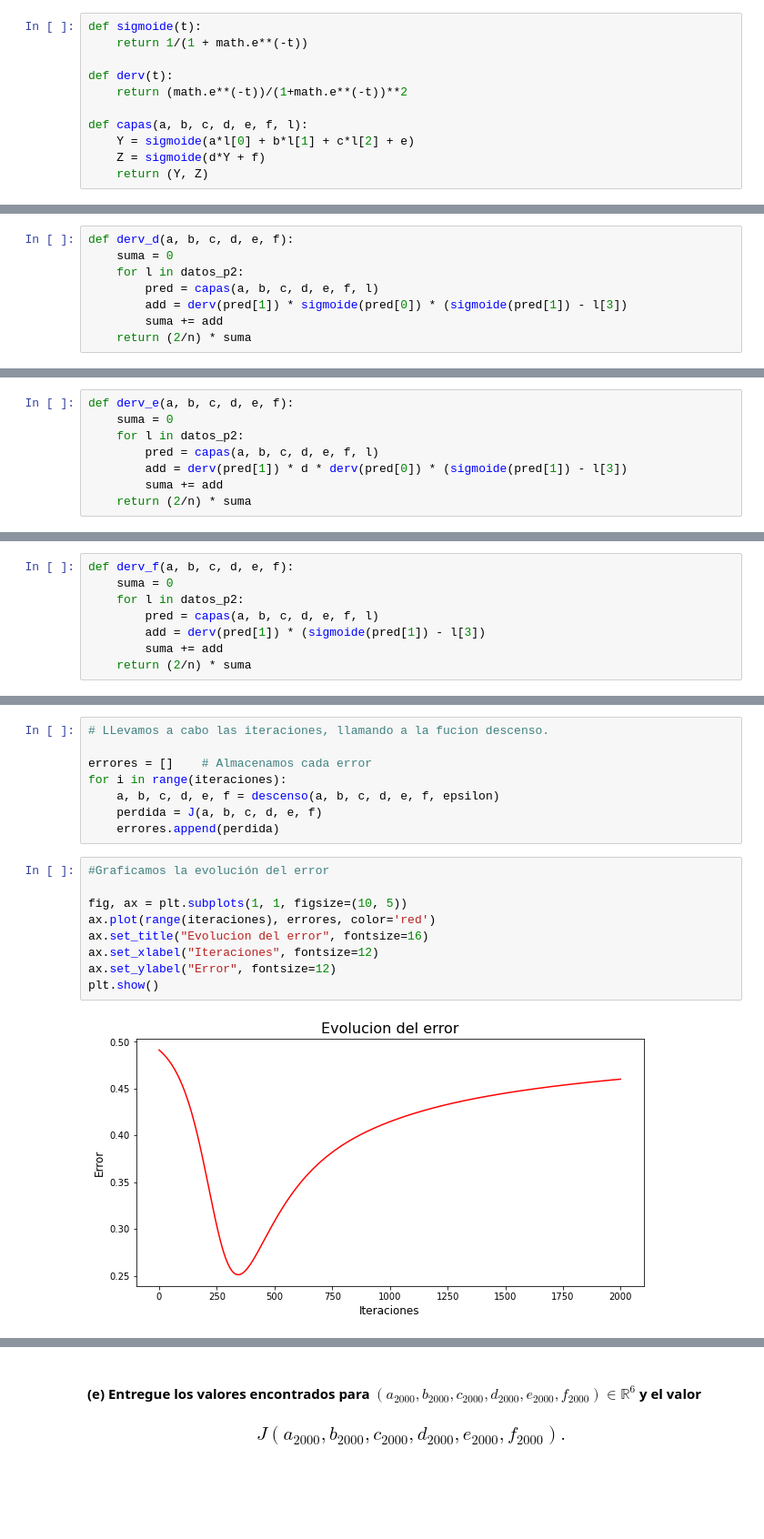
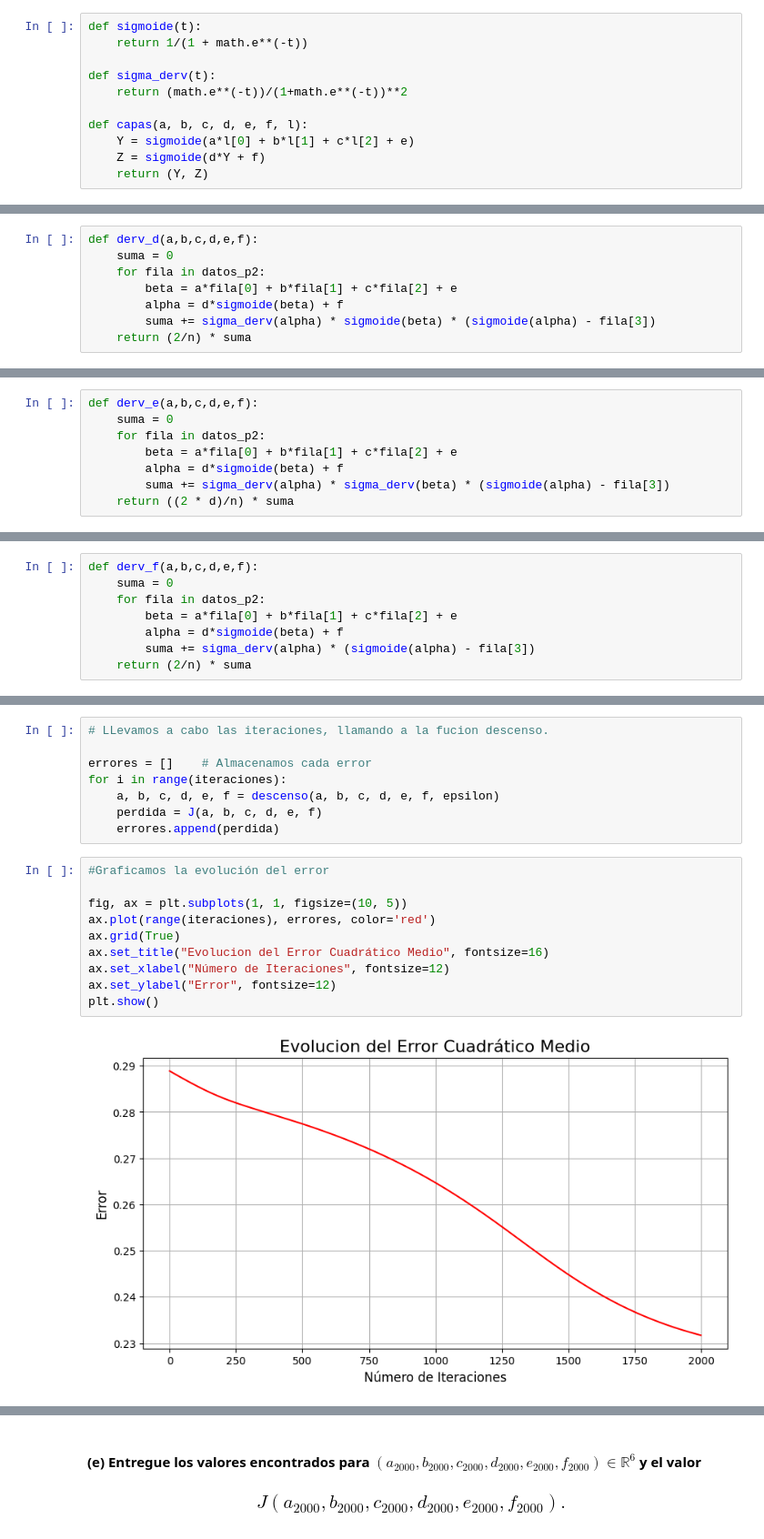
Before and after one commit to MatiasAPineda/Tarea-1-IMT2220-1, a Jupyter notebook: Tarea1_IMT2220_Grupo2.ipynb, the cells around one changed output, grey strips where cells are left out. Shown at 91% size. Drawn from its saved outputs; the diff is of its cells as text; blank space fills up the shorter version.

```diff
--- a/Tarea1_IMT2220_Grupo2.ipynb
+++ b/Tarea1_IMT2220_Grupo2.ipynb
@@ -204,7 +215,7 @@ Para construir J, modelaremos las funciones sigmoide, derv (derivada de sigmoide
 def sigmoide(t):
     return 1/(1 + math.e**(-t))
 
-def derv(t):
+def sigma_derv(t):
     return (math.e**(-t))/(1+math.e**(-t))**2
 
 def capas(a, b, c, d, e, f, l):
@@ -278,12 +286,12 @@ $$ = \frac{2}{n} \sum_{i=1}^{n} [\sigma'(\alpha) \cdot \sigma(\beta) (\sigma(\al
 $$ = \frac{2}{n} \sum_{i=1}^{n} \Bigg[\frac{-e^{-\alpha}}{(1 + e^{-\alpha})^{2}} \cdot \frac{1}{(1 + e^{-\beta})} \cdot \Big(\frac{1}{1+e^{-\alpha}} - Z_i \Big)\Bigg]$$
 $$ = \frac{2}{n} \sum_{i=1}^{n} \Bigg[\frac{-e^{-\alpha}}{(1 + e^{-\alpha})^{2}(1 + e^{-\beta})} \cdot \Big(\frac{1}{1+e^{-\alpha}} - Z_i \Big)\Bigg]$$
 # %%
-def derv_d(a, b, c, d, e, f):
+def derv_d(a,b,c,d,e,f):
     suma = 0
-    for l in datos_p2:
-        pred = capas(a, b, c, d, e, f, l)
-        add = derv(pred[1]) * sigmoide(pred[0]) * (sigmoide(pred[1]) - l[3])
-        suma += add
+    for fila in datos_p2:
+        beta = a*fila[0] + b*fila[1] + c*fila[2] + e
+        alpha = d*sigmoide(beta) + f
+        suma += sigma_derv(alpha) * sigmoide(beta) * (sigmoide(alpha) - fila[3])
     return (2/n) * suma
 # %% [markdown]
 $$\frac{\partial J}{\partial e} =  -\frac{2}{n} \sum_{i=1}^{n} [Z_i \cdot \sigma'(\alpha) \cdot d \cdot \sigma'(\beta)] + \frac{2}{n} \sum_{i=1}^{n}[\sigma(\alpha) \cdot \sigma'(\alpha) \cdot d \cdot \sigma'(\beta)]$$
@@ -294,11 +302,11 @@ $$ =\frac{2 \cdot d}{n} \sum_{i=1}^{n} \Bigg[ \frac{e^{(-\alpha - \beta)}}{(1 +
 # %%
-def derv_e(a, b, c, d, e, f):
+def derv_e(a,b,c,d,e,f):
     suma = 0
-    for l in datos_p2:
-        pred = capas(a, b, c, d, e, f, l)
-        add = derv(pred[1]) * d * derv(pred[0]) * (sigmoide(pred[1]) - l[3])
-        suma += add
-    return (2/n) * suma
+    for fila in datos_p2:
+        beta = a*fila[0] + b*fila[1] + c*fila[2] + e
+        alpha = d*sigmoide(beta) + f
+        suma += sigma_derv(alpha) * sigma_derv(beta) * (sigmoide(alpha) - fila[3])
+    return ((2 * d)/n) * suma
 # %% [markdown]
 $$\frac{\partial J}{\partial f} =  -\frac{2}{n} \sum_{i=1}^{n} [Z_i \cdot \sigma'(\alpha)] + \frac{2}{n} \sum_{i=1}^{n} [\sigma(\alpha) \cdot \sigma'(\alpha)]$$
 $$ = \frac{2}{n} \sum_{i=1}^{n} [\sigma(\alpha) \cdot \sigma'(\alpha) - Z_i \cdot \sigma'(\alpha)]$$
@@ -307,10 +315,10 @@ $$ = \frac{2}{n} \sum_{i=1}^{n} \Bigg[ \frac{-e^{-\alpha}}{(1 + e^{-\alpha})^{2}
 # %%
-def derv_f(a, b, c, d, e, f):
+def derv_f(a,b,c,d,e,f):
     suma = 0
-    for l in datos_p2:
-        pred = capas(a, b, c, d, e, f, l)
-        add = derv(pred[1]) * (sigmoide(pred[1]) - l[3])
-        suma += add
+    for fila in datos_p2:
+        beta = a*fila[0] + b*fila[1] + c*fila[2] + e
+        alpha = d*sigmoide(beta) + f
+        suma += sigma_derv(alpha) * (sigmoide(alpha) - fila[3])
     return (2/n) * suma
 # %% [markdown]
 ### (c) Inicialice los pesos y sesgos de esta Red Neuronal asignándole valores en el intervalo [−5, 5] a los parámetros $a_0, b_0, c_0, d_0, e_0, f_0$ y calcule $J(a_0, b_0, c_0, d_0, e_0, f_0)$.
@@ -354,11 +364,12 @@ for i in range(iteraciones):
 # %%
 #Graficamos la evolución del error
 
 fig, ax = plt.subplots(1, 1, figsize=(10, 5))
 ax.plot(range(iteraciones), errores, color='red')
-ax.set_title("Evolucion del error", fontsize=16)
-ax.set_xlabel("Iteraciones", fontsize=12)
+ax.grid(True)
+ax.set_title("Evolucion del Error Cuadrático Medio", fontsize=16)
+ax.set_xlabel("Número de Iteraciones", fontsize=12)
 ax.set_ylabel("Error", fontsize=12)
 plt.show()
 # %% [output]
-[figure, old version]
+[figure, new version]
```
Also changed, not shown: parts of 23 cells of this notebook.
